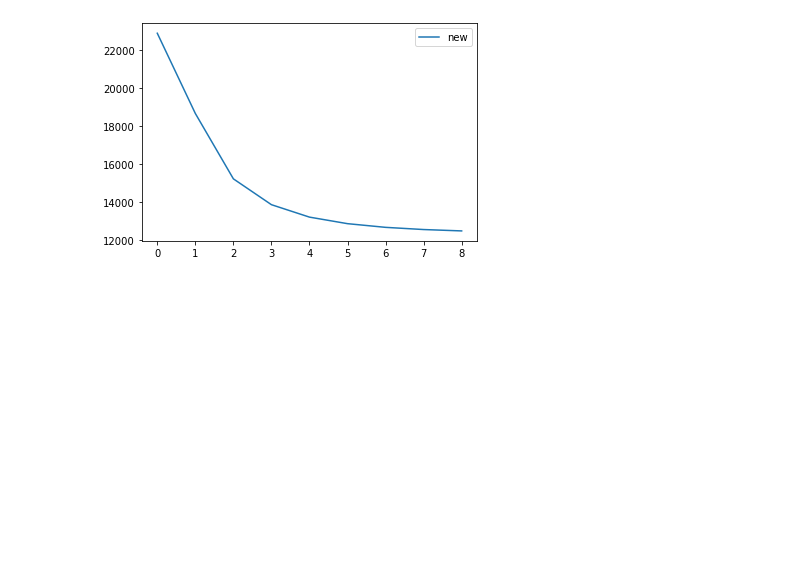
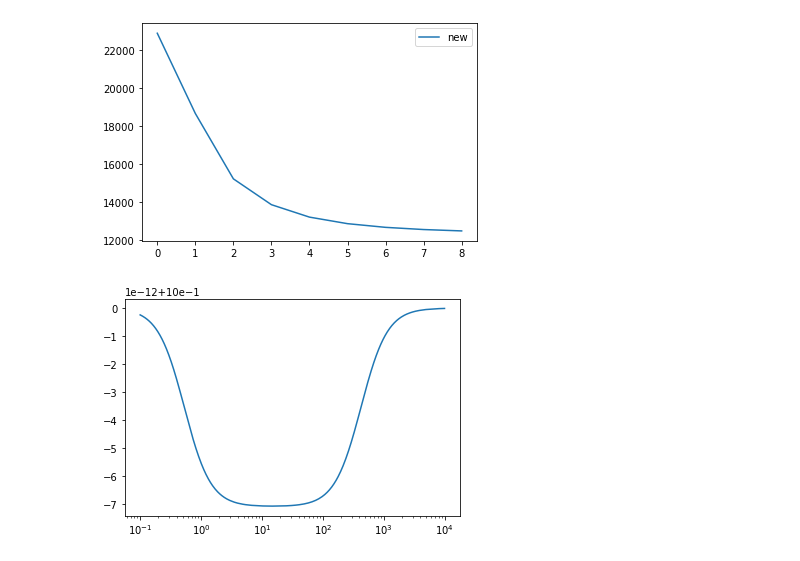
Before and after one commit to RemiRousseau/JJarray_formal, a Jupyter notebook: graphs_lossy.ipynb, the cells around one changed output. Saved outputs shown, nothing was run; the diff lists cells and outputs as text; code cells hidden in the pictures; blank space fills up the shorter version.

```diff
--- a/graphs_lossy.ipynb
+++ b/graphs_lossy.ipynb
@@ -151,3 +156,16 @@ plt.legend()
 plt.show()
 # %% [output]
 [figure]
+# %%
+f_rlc = 15
+q_rlc = 1e10
+l = 15
+c = 1/(l*(f_rlc*2*np.pi)**2)
+r = q_rlc/(2*np.pi*f_rlc*c)
+y_eq = lambda w : 1/r + 1/(1j*l*w) + 1j*c*w
+s_11 = lambda w : (1-50*y_eq(w)) / (1+50*y_eq(w))
+ws = np.logspace(-1,4,1000)*2*np.pi
+plt.plot(ws/2/np.pi,np.abs(s_11(ws)))
+plt.xscale("log")
+# %% [output]
+[figure, added]
```
Also changed, not shown: parts of 2 cells of this notebook, 2 other files.
